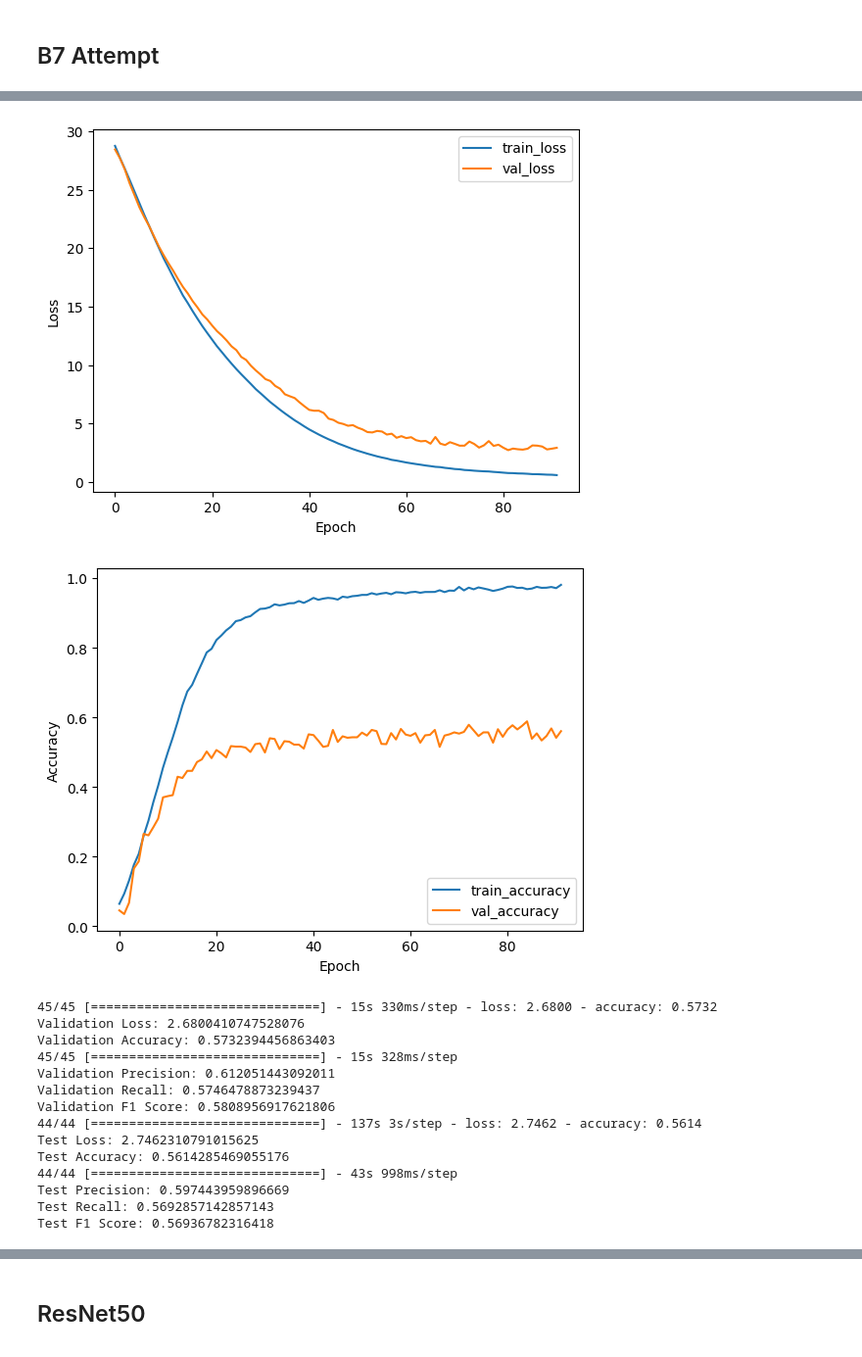
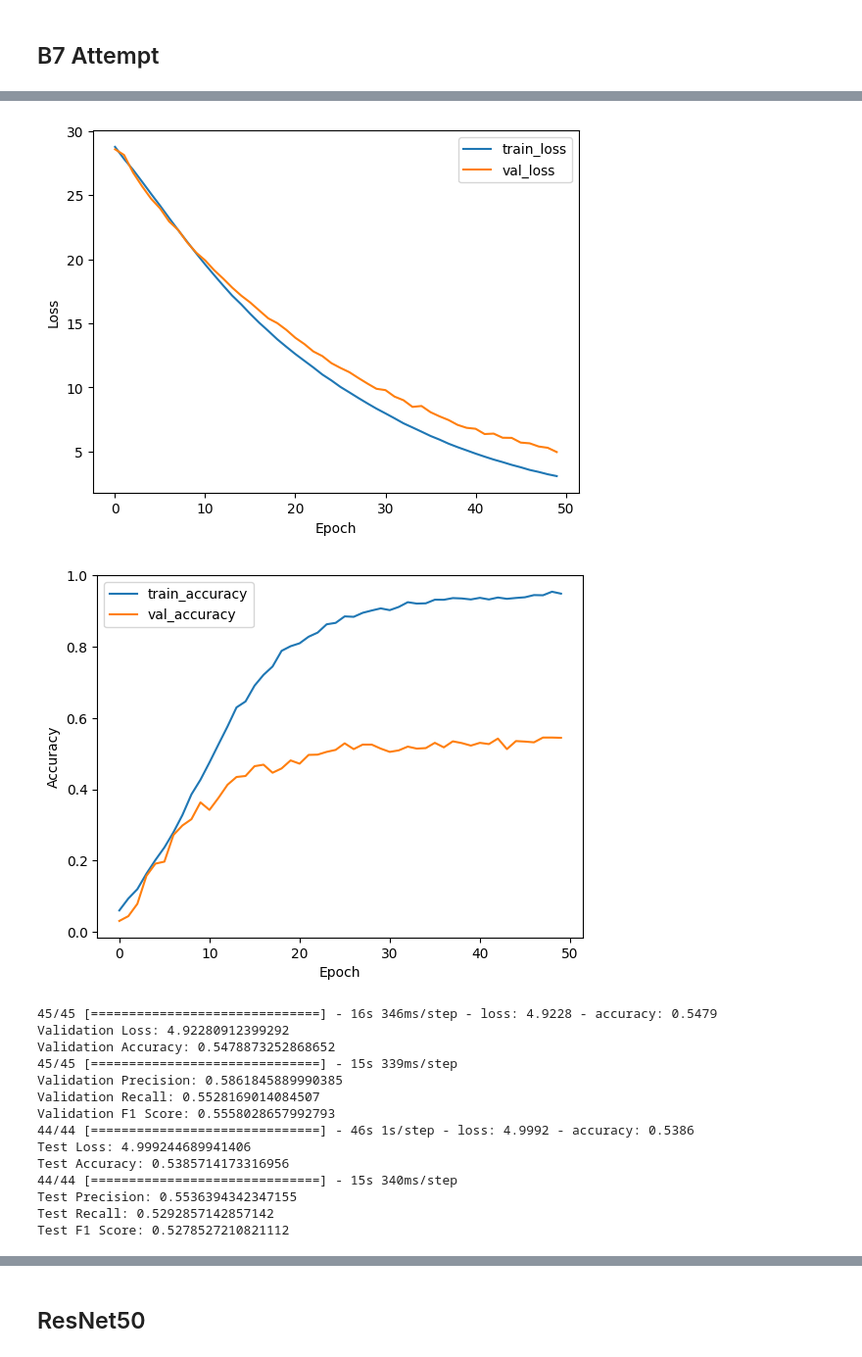
Before and after one commit to jupiterangulo/winter-computervision-final-project, a Jupyter notebook: Pre-trained and simple CNN for Jupiter (1).ipynb, the cells around one changed output, grey strips where cells are left out. Shown: that part at 98% size. Saved outputs shown, nothing was run; the diff lists cells and outputs as text; code cells hidden in the pictures.

```diff
--- a/Pre-trained and simple CNN for Jupiter (1).ipynb
+++ b/Pre-trained and simple CNN for Jupiter (1).ipynb
@@ -519,7 +478,7 @@ model.compile(
 # Fit the model
 history = model.fit(train_generator,
                     workers=6,
-                    epochs=100,
+                    epochs=50,
                     validation_data=val_generator,
                     callbacks=[early_stopping, tensorboard])
 
@@ -613,19 +572,19 @@ Epoch 92/100
-[figure, old version]
+[figure, new version]
-[figure, old version]
+[figure, new version]
-45/45 [==============================] - 15s 330ms/step - loss: 2.6800 - accuracy: 0.5732
-Validation Loss: 2.6800410747528076
-Validation Accuracy: 0.5732394456863403
-45/45 [==============================] - 15s 328ms/step
-Validation Precision: 0.612051443092011
-Validation Recall: 0.5746478873239437
-Validation F1 Score: 0.5808956917621806
-44/44 [==============================] - 137s 3s/step - loss: 2.7462 - accuracy: 0.5614
-Test Loss: 2.7462310791015625
-Test Accuracy: 0.5614285469055176
-44/44 [==============================] - 43s 998ms/step
-Test Precision: 0.597443959896669
-Test Recall: 0.5692857142857143
-Test F1 Score: 0.56936782316418
+45/45 [==============================] - 16s 346ms/step - loss: 4.9228 - accuracy: 0.5479
+Validation Loss: 4.92280912399292
+Validation Accuracy: 0.5478873252868652
+45/45 [==============================] - 15s 339ms/step
+Validation Precision: 0.5861845889990385
+Validation Recall: 0.5528169014084507
+Validation F1 Score: 0.5558028657992793
+44/44 [==============================] - 46s 1s/step - loss: 4.9992 - accuracy: 0.5386
+Test Loss: 4.999244689941406
+Test Accuracy: 0.5385714173316956
+44/44 [==============================] - 15s 340ms/step
+Test Precision: 0.5536394342347155
+Test Recall: 0.5292857142857142
+Test F1 Score: 0.5278527210821112
 # %%
 import numpy as np
 import matplotlib.pyplot as plt
```
Also changed, not shown: parts of 19 cells of this notebook, 6 other files.
